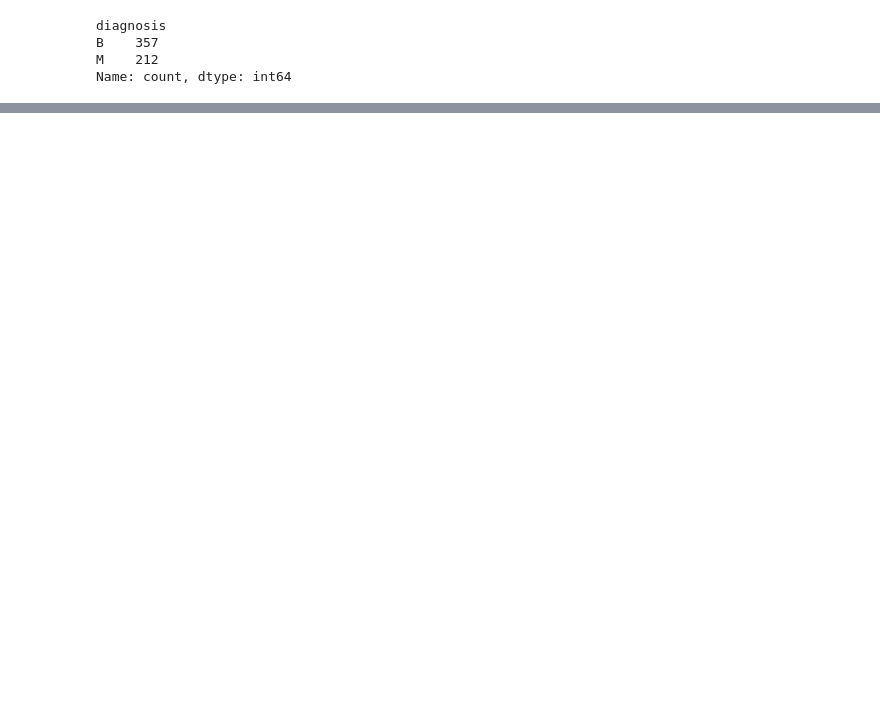
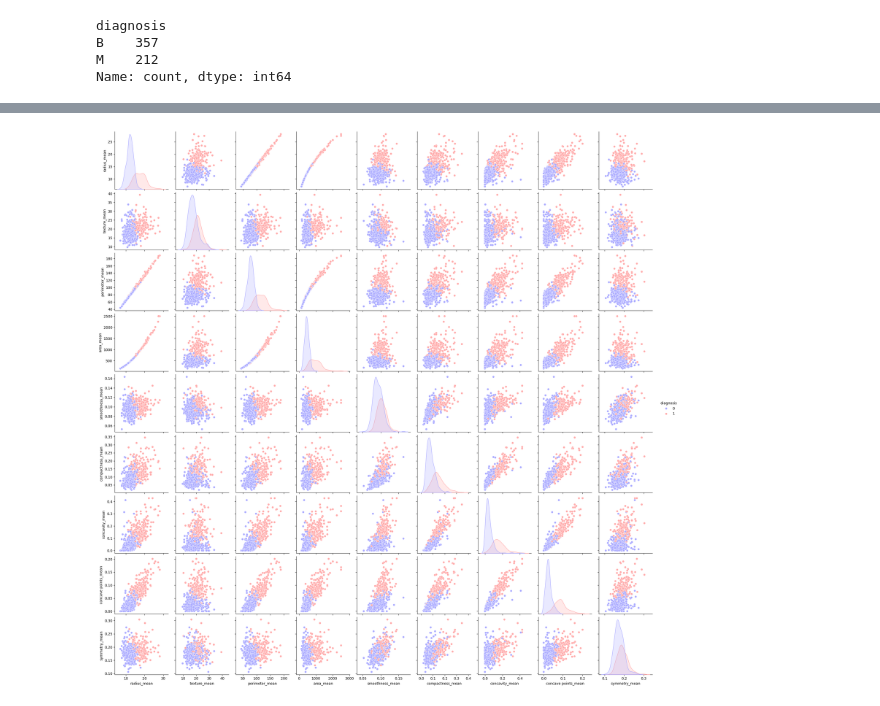
Before and after one commit to ZacG1t/predict_cancer, a Jupyter notebook: predict_cancer.ipynb, the cells around one changed output, grey strips where cells are left out. Cells and saved outputs as stored; diff of their text form; code cells hidden in the pictures; blank space fills up the shorter version.

```diff
--- a/predict_cancer.ipynb
+++ b/predict_cancer.ipynb
@@ -51,0 +116,8 @@ plt.show()
+# %%
+cols = ['radius_mean', 'texture_mean', 'perimeter_mean', 'area_mean',
+        'smoothness_mean', 'compactness_mean', 'concavity_mean',
+        'concave points_mean', 'symmetry_mean', 'diagnosis']
+
+sns_plot = sns.pairplot(data=df[cols], hue='diagnosis', palette='bwr')
+# %% [output]
+[figure, added]
```
Also changed, not shown: parts of 22 cells of this notebook.
